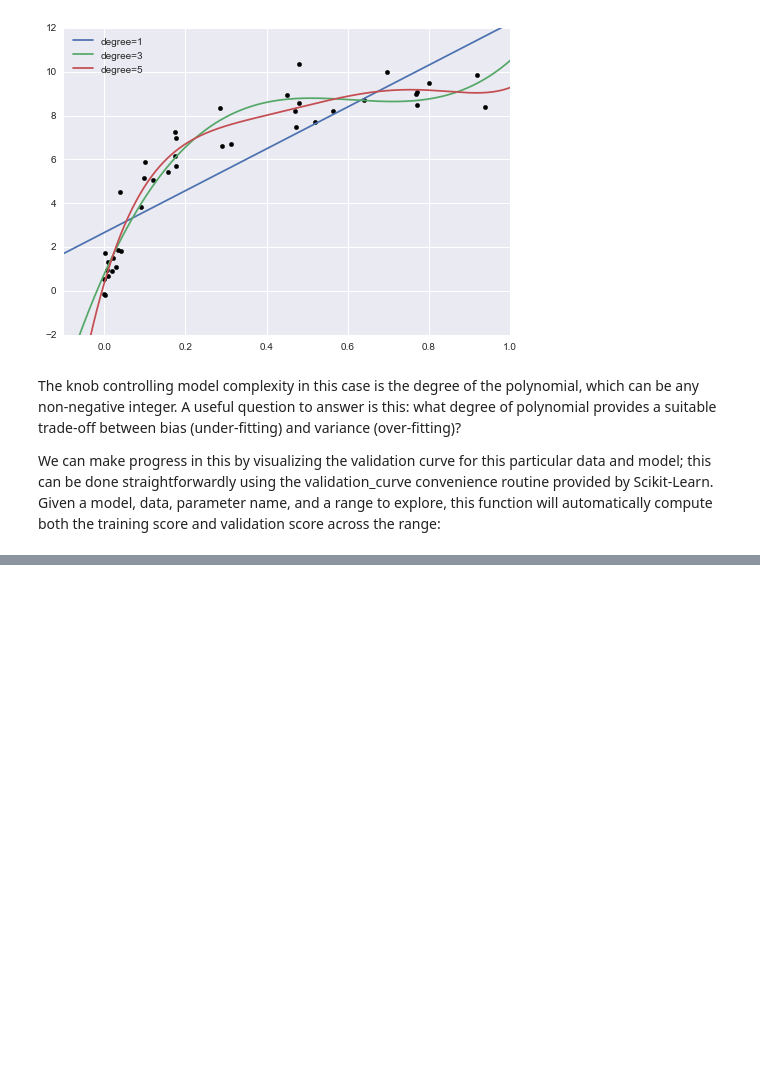
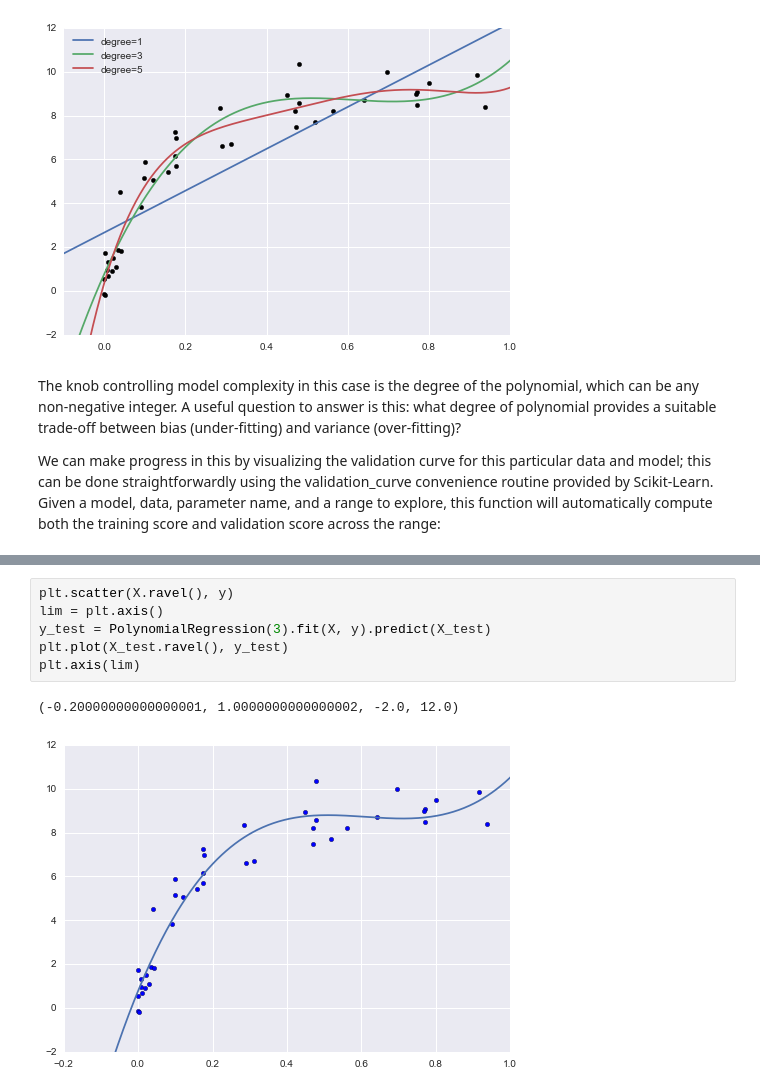
Before and after one commit to jorellano/Machine_learning-pt1, a Jupyter notebook: Hyperparameters and Model Validation.ipynb, the cells around one changed output, grey strips where cells are left out. Drawn from its saved outputs; the diff is of its cells as text; blank space fills up the shorter version.

```diff
--- a/Hyperparameters and Model Validation.ipynb
+++ b/Hyperparameters and Model Validation.ipynb
@@ -329,0 +348,9 @@ We can make progress in this by visualizing the validation curve for this partic
+# %%
+plt.scatter(X.ravel(), y)
+lim = plt.axis()
+y_test = PolynomialRegression(3).fit(X, y).predict(X_test)
+plt.plot(X_test.ravel(), y_test)
+plt.axis(lim)
+# %% [output]
+(-0.20000000000000001, 1.0000000000000002, -2.0, 12.0)
+[figure, added]
```
Also changed, not shown: parts of 2 cells of this notebook.
